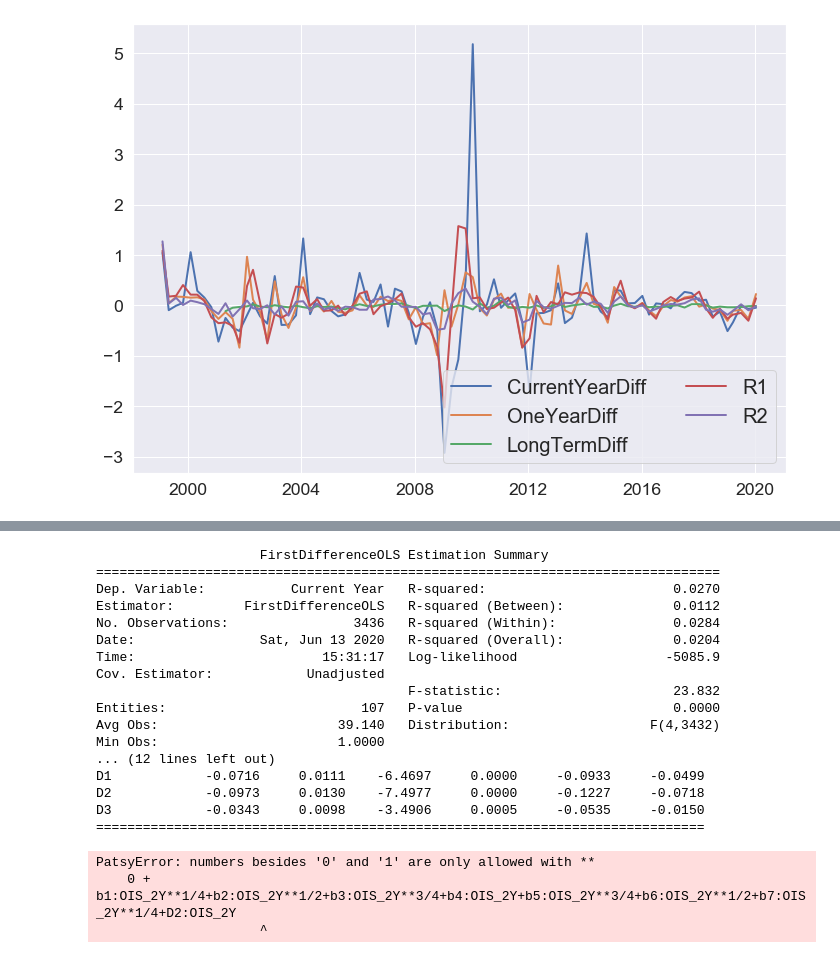
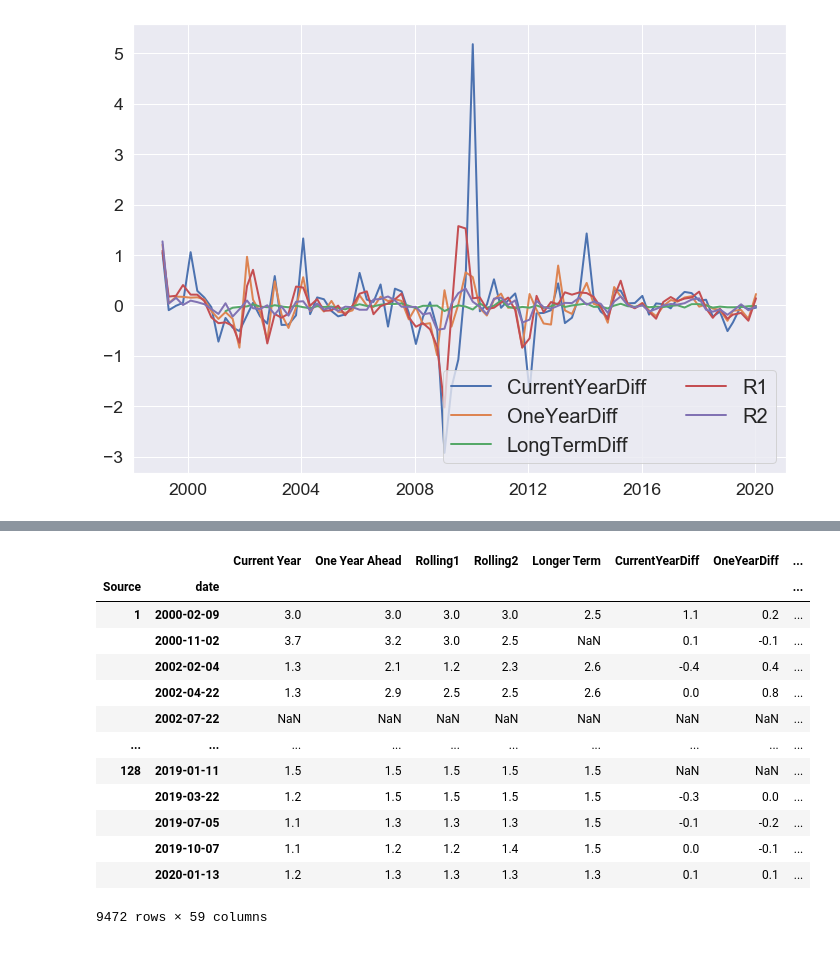
Before and after one commit to geri310/ECB_FG_GMM_approach_MSc_Thesis, a Jupyter notebook: gdpGMM-refe.ipynb, the cells around one changed output, grey strips where cells are left out. Saved outputs shown, nothing was run; the diff lists cells and outputs as text; code cells hidden in the pictures.

```diff
--- a/gdpGMM-refe.ipynb
+++ b/gdpGMM-refe.ipynb
@@ -276,24 +149,0 @@ D3            -0.0284     0.0164    -1.7333     0.0831     -0.0606      0.0037
-# %%
-exog_vars = paneldf[['OIS_2Y', 'D1', 'D2', 'D3']]
-#exog = sm.add_constant(paneldf[exog_vars])
-mod = linearmodels.FirstDifferenceOLS(paneldf[['Current Year']], exog_vars)
-re_res = mod.fit()
-print(re_res)
-# %% [output]
-                     FirstDifferenceOLS Estimation Summary
-================================================================================
-Dep. Variable:           Current Year   R-squared:                        0.0270
-Estimator:         FirstDifferenceOLS   R-squared (Between):              0.0112
-No. Observations:                3436   R-squared (Within):               0.0284
-Date:                Sat, Jun 13 2020   R-squared (Overall):              0.0204
-Time:                        15:31:17   Log-likelihood                   -5085.9
-Cov. Estimator:            Unadjusted
-                                        F-statistic:                      23.832
-Entities:                         107   P-value                           0.0000
-Avg Obs:                       39.140   Distribution:                  F(4,3432)
-Min Obs:                       1.0000
-... (12 lines left out)
-D1            -0.0716     0.0111    -6.4697     0.0000     -0.0933     -0.0499
-D2            -0.0973     0.0130    -7.4977     0.0000     -0.1227     -0.0718
-D3            -0.0343     0.0098    -3.4906     0.0005     -0.0535     -0.0150
-==============================================================================
@@ -314,26 +150,17 @@ dataols['b7'] = 1
-# %%
-'''    error1 = dQ2*(nextY-mp*(1/4*c0+1/2*c1+3/4*c2+1*c3+3/4*c4+1/2*c5+1/4*c6))
-        error2 = dQ3*(nextY-mp*(1/2*c0+3/4*c1+1*c2+3/4*c3+1/2*c4+1/4*c5))
-        error3 = dQ4*(nextY-mp*(3/4*c0+1*c1+3/4*c2+1/2*c3+1/4*c4))
-        #current year forecasts
-        error4 = dQ2*(currentY-mp*(3/4*c0+1/2*c1+1/4*c2))
-        error5 = dQ3*(currentY-mp*(1/2*c0+1/4*c1))
-        error6 = dQ4*(currentY-mp*(1/4*c0))
-        #rolling forecasts
-        error8 = mp*(rolling1-mp*(1*c0+3/4*c1+1/2*c2))
-        error7 = mp*(rolling2-mp*(0*c0+1/4*c1+1/2*c2+3/4*c3+1*c4+3/4*c5+1/2*c6))'''
-equations = dict(ny1='OneYearDiff ~ b1:OIS_2Y**1/4+b2:OIS_2Y**1/2+b3:OIS_2Y**3/4+b4:OIS_2Y+b5:OIS_2Y**3/4+b6:OIS_2Y**1/2+b7:OIS_2Y**1/4+D2:OIS_2Y',
-                 ny2='OneYearDiff ~ 1/2*b1*OIS_2Y+3/4*b2*OIS_2Y+1*b3*OIS_2Y+3/4*b4*OIS_2Y+1/2*b5*OIS_2Y+1/4*b6*OIS_2Y+0*b7*OIS_2Y+D3*OIS_2Y',
-                 ny3='OneYearDiff ~ 3/4*b1*OIS_2Y+1*b2*OIS_2Y+3/4*b3*OIS_2Y+1/2*b4*OIS_2Y+1/4*b5*OIS_2Y+0*b6*OIS_2Y+0*b7*OIS_2Y+D4*OIS_2Y',
-                 cy1='CurrentYearDiff ~3/4*b1*OIS_2Y+1/2*b2*OIS_2Y+1/4*b3*OIS_2Y+0*b4*OIS_2Y+0*b5*OIS_2Y+0*b6*OIS_2Y+0*b7*OIS_2Y+D2*OIS_2Y',
-                 cy2='CurrentYearDiff ~1/2*b1*OIS_2Y+1/4*b2*OIS_2Y+0*b3*OIS_2Y+0*b4*OIS_2Y+0*b5*OIS_2Y+0*b6*OIS_2Y+0*b7*OIS_2Y+D3*OIS_2Y',
-                 cy3='CurrentYearDiff ~1/4*b1*OIS_2Y+0*b2*OIS_2Y+0*b3*OIS_2Y+0*b4*OIS_2Y+0*b5*OIS_2Y+0*b6*OIS_2Y+0*b7*OIS_2Y+D4*OIS_2Y',
-                 r1='R1 ~ 1*b1*OIS_2Y+3/4*b2*OIS_2Y+1/2*b3*OIS_2Y+0*b4*OIS_2Y+0*b5*OIS_2Y+0*b6*OIS_2Y+0*b7*OIS_2Y',
-                 r2='R2 ~ 0*b1*OIS_2Y+1/4*b2*OIS_2Y+1/2*b3*OIS_2Y+3/4*b4*OIS_2Y+1*b5*OIS_2Y+3/4*b6*OIS_2Y+1/2*b7*OIS_2Y')
-system_gmm = IVSystemGMM.from_formula(equations, dataols, weight_type='unadjusted')
-system_gmm_res = system_gmm.fit(cov_type='unadjusted')
-print(system_gmm_res)
-# %% [output]
-PatsyError: numbers besides '0' and '1' are only allowed with **
-    0 + b1:OIS_2Y**1/4+b2:OIS_2Y**1/2+b3:OIS_2Y**3/4+b4:OIS_2Y+b5:OIS_2Y**3/4+b6:OIS_2Y**1/2+b7:OIS_2Y**1/4+D2:OIS_2Y
-                     ^
+# %%
+paneldf
+# %% [output]
+|  |  | Current Year | One Year Ahead | Rolling1 | Rolling2 | Longer Term | CurrentYearDiff | OneYearDiff | ... |
+| Source | date |  |  |  |  |  |  |  | ... |
+| 1 | 2000-02-09 | 3.0 | 3.0 | 3.0 | 3.0 | 2.5 | 1.1 | 0.2 | ... |
+|  | 2000-11-02 | 3.7 | 3.2 | 3.0 | 2.5 | NaN | 0.1 | -0.1 | ... |
+|  | 2002-02-04 | 1.3 | 2.1 | 1.2 | 2.3 | 2.6 | -0.4 | 0.4 | ... |
+|  | 2002-04-22 | 1.3 | 2.9 | 2.5 | 2.5 | 2.6 | 0.0 | 0.8 | ... |
+|  | 2002-07-22 | NaN | NaN | NaN | NaN | NaN | NaN | NaN | ... |
+| ... | ... | ... | ... | ... | ... | ... | ... | ... | ... |
+| 128 | 2019-01-11 | 1.5 | 1.5 | 1.5 | 1.5 | 1.5 | NaN | NaN | ... |
+|  | 2019-03-22 | 1.2 | 1.5 | 1.5 | 1.5 | 1.5 | -0.3 | 0.0 | ... |
+|  | 2019-07-05 | 1.1 | 1.3 | 1.3 | 1.3 | 1.5 | -0.1 | -0.2 | ... |
+|  | 2019-10-07 | 1.1 | 1.2 | 1.2 | 1.4 | 1.5 | 0.0 | -0.1 | ... |
+|  | 2020-01-13 | 1.2 | 1.3 | 1.3 | 1.3 | 1.3 | 0.1 | 0.1 | ... |
+9472 rows × 59 columns
```
Also changed, not shown: parts of 34 cells of this notebook.
